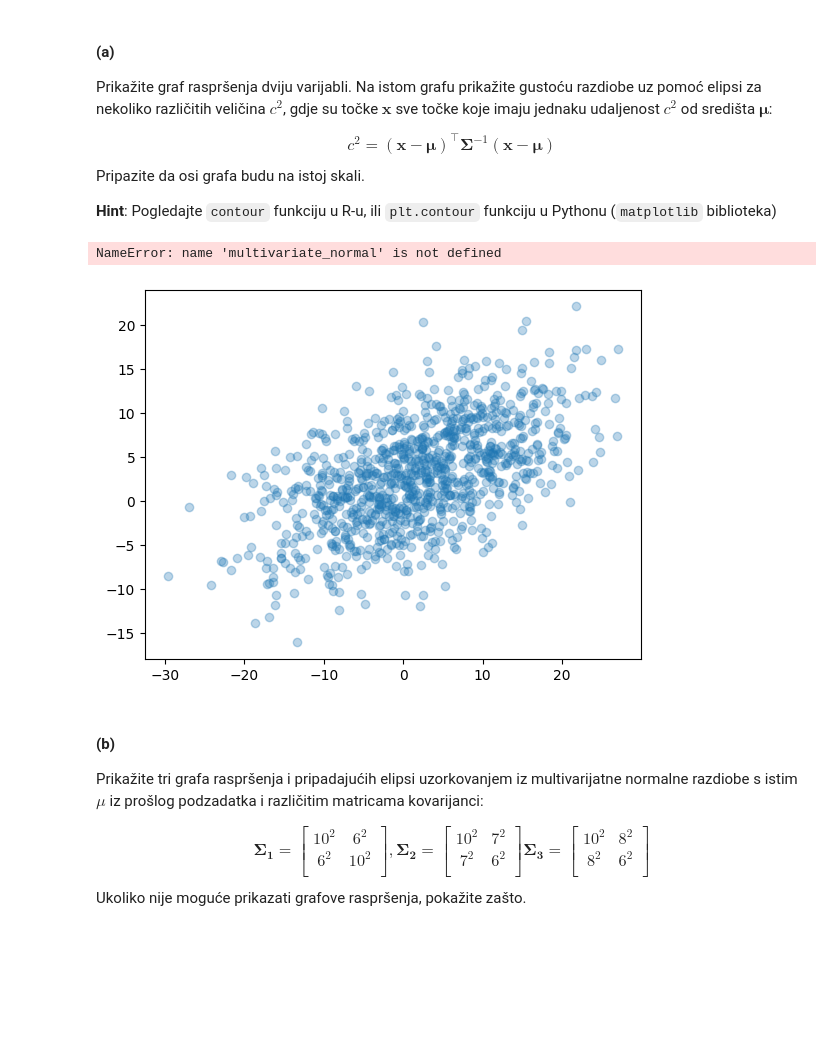
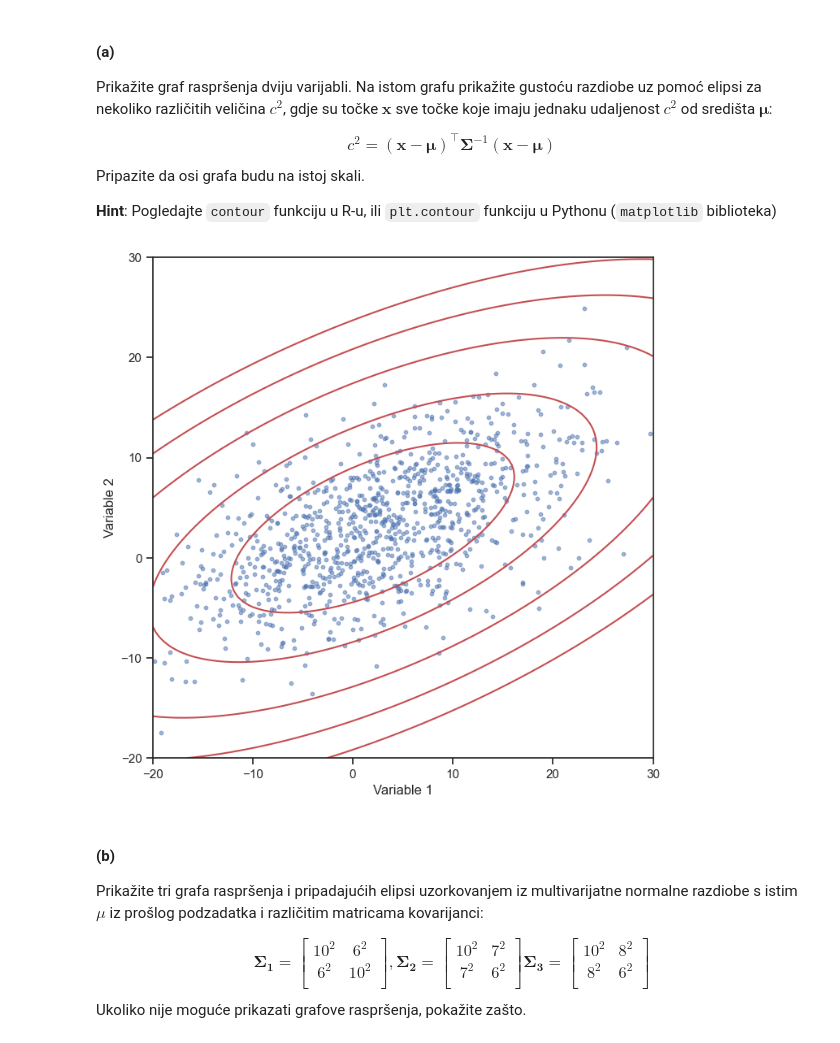
Before and after one commit to sskender/multivariate-data-analysis, a Jupyter notebook: 2023/lab1/SVEN_SKENDER_0036507654.ipynb, the cells around one changed output. Saved outputs shown, nothing was run; the diff lists cells and outputs as text; code cells hidden in the pictures; blank space fills up the shorter version.

```diff
--- a/2023/lab1/SVEN_SKENDER_0036507654.ipynb
+++ b/2023/lab1/SVEN_SKENDER_0036507654.ipynb
@@ -297,37 +297,32 @@ $$
 Pripazite da osi grafa budu na istoj skali.
 
 **Hint**: Pogledajte `contour` funkciju u R-u, ili `plt.contour` funkciju u Pythonu (`matplotlib` biblioteka)
-# %%
-# <Vaš kôd ovdje>
-# plot scatter plot of the data
-plt.scatter(X[:, 0], X[:, 1], alpha=0.3, label='Data')
-
-# plot distribution density with ellipses for different sizes of c^2
-for c in [1, 2, 3]:
-    # calculate center and covariance matrix of the data
-    center = np.mean(X, axis=0)
-    cov_matrix = np.cov(X, rowvar=False)
-    # calculate the inverse of the covariance matrix
-    inv_cov_matrix = np.linalg.inv(cov_matrix)
-    # create a multivariate normal distribution with mean and covariance
-    mvn = multivariate_normal(mean=center, cov=c*c*inv_cov_matrix)
-    # create a grid of points to evaluate the distribution
-    x, y = np.mgrid[-4:4:.01, -4:4:.01]
-    pos = np.empty(x.shape + (2,))
-    pos[:, :, 0] = x
-    pos[:, :, 1] = y
-    # calculate the density of the distribution at each point of the grid
-    z = mvn.pdf(pos)
-    # plot the contour lines of the density with different colors and linewidths
-    plt.contour(x, y, z, colors=['red', 'blue', 'green'][c-1], linewidths=[1, 2, 3][c-1], alpha=0.5, levels=3)
-
-# set the title and legend of the plot
-plt.title('Scatter Plot with Density Contours')
-plt.legend()
-plt.show()
-# %% [output]
-NameError: name 'multivariate_normal' is not defined
-[figure, removed]
+# %%
+# Set up plot
+fig, ax = plt.subplots(figsize=(8, 8))
+ax.set_aspect('equal')
+ax.set_xlim([-20, 30])
+ax.set_ylim([-20, 30])
+ax.set_xlabel('Variable 1')
+ax.set_ylabel('Variable 2')
+
+# Plot scatter plot of the data
+ax.scatter(X[:, 0], X[:, 1], s=10, alpha=0.5)
+
+# Plot ellipses for different values of c2
+for c2 in [2, 5, 10, 15, 20]:
+    inv_cov = np.linalg.inv(cov_matrix)
+    x, y = np.meshgrid(np.linspace(-20, 30, 100), np.linspace(-20, 30, 100))
+    z = np.empty_like(x)
+    for i in range(x.shape[0]):
+        for j in range(x.shape[1]):
+            d = np.array([x[i, j], y[i, j]]) - mu
+            z[i, j] = d @ inv_cov @ d.T
+    ax.contour(x, y, z, levels=[c2], colors='r')
+
+plt.show()
+# %% [output]
+[figure, added]
 # %% [markdown]
 #### (b)
 
```
Also changed, not shown: parts of 13 cells of this notebook.
